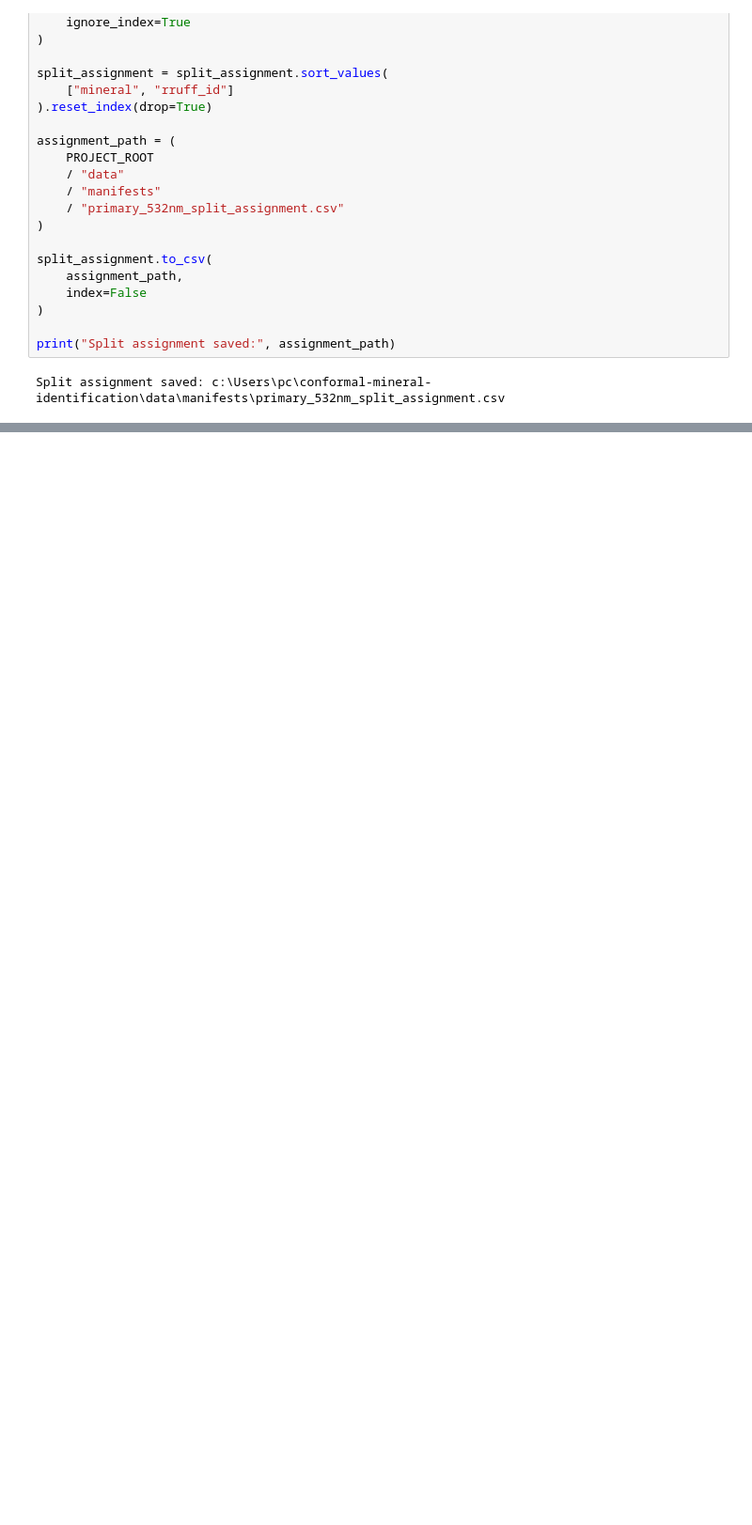
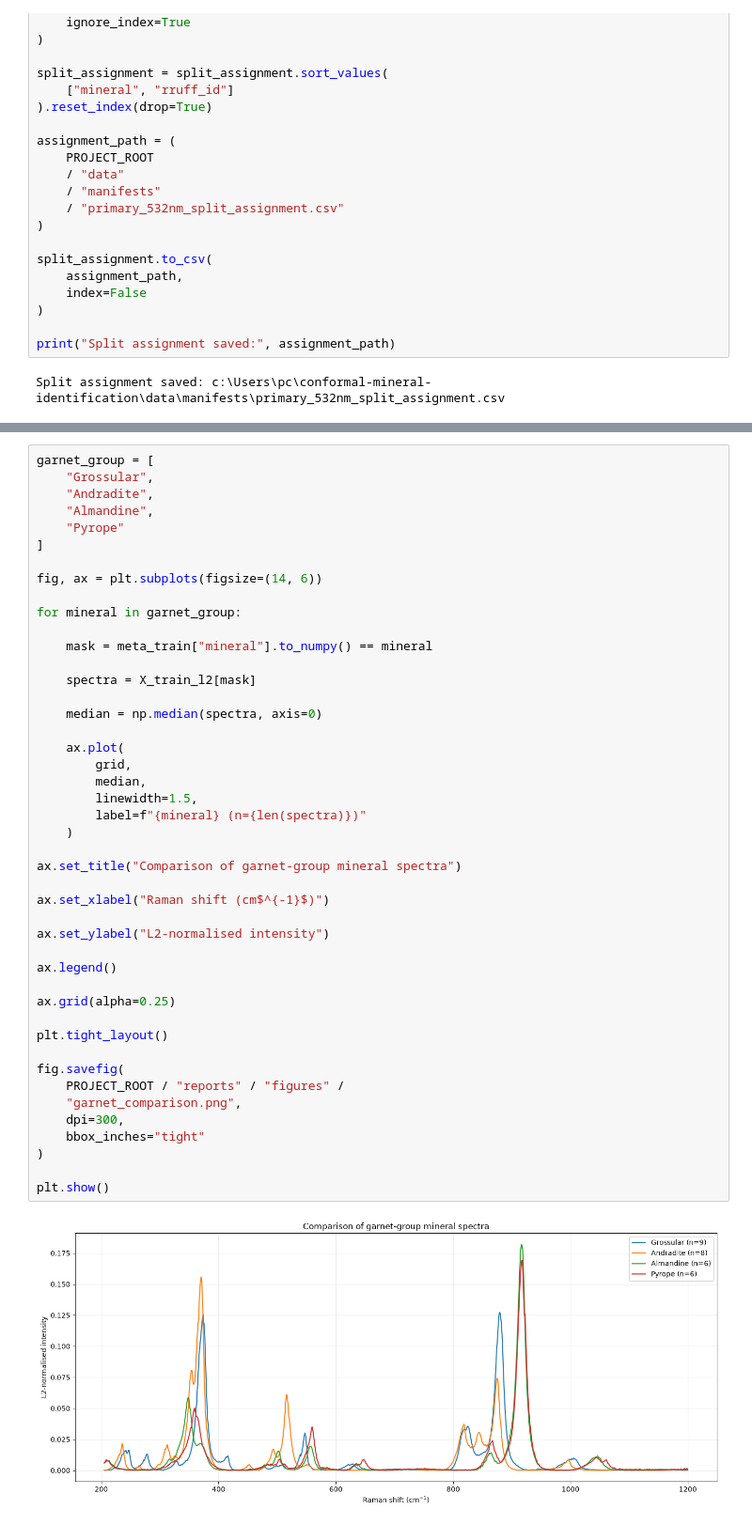
Before and after one commit to Aimar99/conformal-mineral-identification, a Jupyter notebook: notebooks/00_data_audit.ipynb, the cells around one changed output, grey strips where cells are left out. Shown at 94% size. Cells and saved outputs as stored; diff of their text form; blank space fills up the shorter version.

```diff
--- a/notebooks/00_data_audit.ipynb
+++ b/notebooks/00_data_audit.ipynb
@@ -2121,0 +2565,47 @@ Split assignment saved: c:\Users\pc\conformal-mineral-identification\data\manife
+# %%
+garnet_group = [
+    "Grossular",
+    "Andradite",
+    "Almandine",
+    "Pyrope"
+]
+
+fig, ax = plt.subplots(figsize=(14, 6))
+
+for mineral in garnet_group:
+
+    mask = meta_train["mineral"].to_numpy() == mineral
+
+    spectra = X_train_l2[mask]
+
+    median = np.median(spectra, axis=0)
+
+    ax.plot(
+        grid,
+        median,
+        linewidth=1.5,
+        label=f"{mineral} (n={len(spectra)})"
+    )
+
+ax.set_title("Comparison of garnet-group mineral spectra")
+
+ax.set_xlabel("Raman shift (cm$^{-1}$)")
+
+ax.set_ylabel("L2-normalised intensity")
+
+ax.legend()
+
+ax.grid(alpha=0.25)
+
+plt.tight_layout()
+
+fig.savefig(
+    PROJECT_ROOT / "reports" / "figures" /
+    "garnet_comparison.png",
+    dpi=300,
+    bbox_inches="tight"
+)
+
+plt.show()
+# %% [output]
+[figure, added]
```
Also changed, not shown: parts of 21 cells of this notebook, 5 other files.
